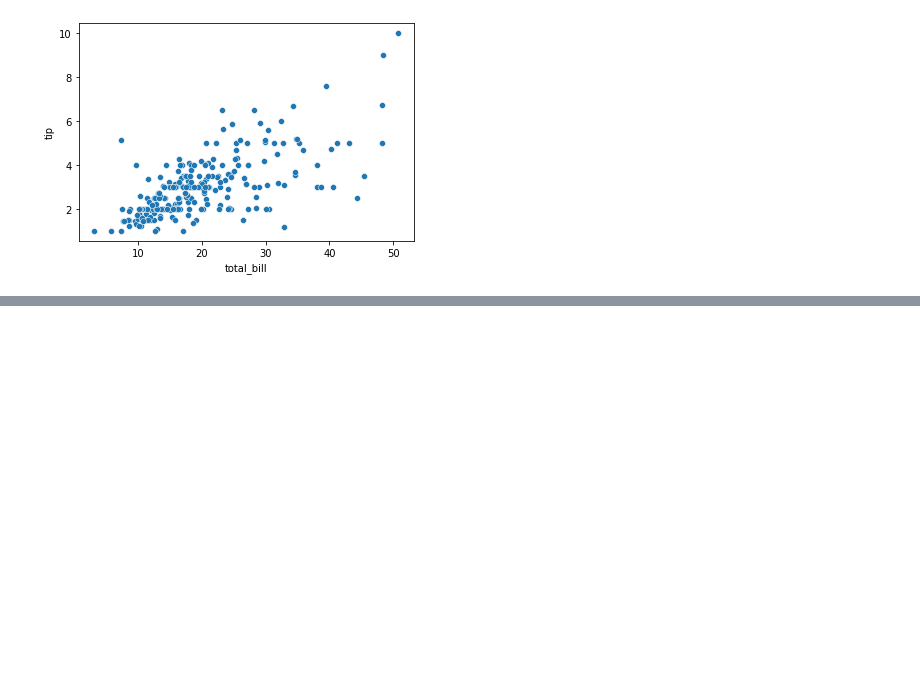
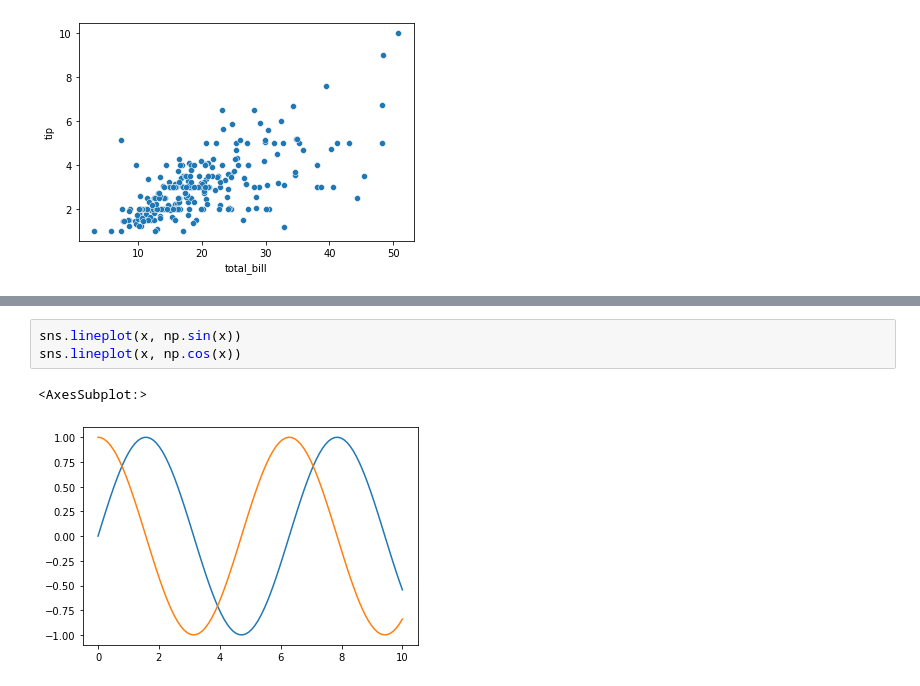
Before and after one commit to Ki8888/first-repository, a Jupyter notebook: F-NODE12.ipynb, the cells around one changed output, grey strips where cells are left out. Cells and saved outputs as stored; diff of their text form; blank space fills up the shorter version.

```diff
--- a/F-NODE12.ipynb
+++ b/F-NODE12.ipynb
@@ -336,0 +356,6 @@ sns.scatterplot(data=df, x='total_bill', y='tip', palette="ch:r=-.2,d=.3_r")
+# %%
+sns.lineplot(x, np.sin(x))
+sns.lineplot(x, np.cos(x))
+# %% [output]
+<AxesSubplot:>
+[figure, added]
```
Also changed, not shown: parts of 31 cells of this notebook, 5 other files.
